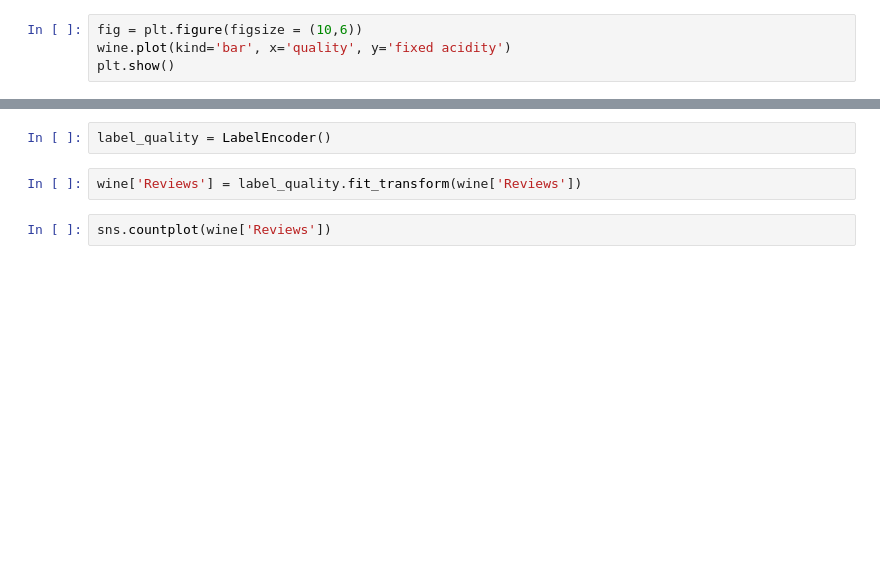
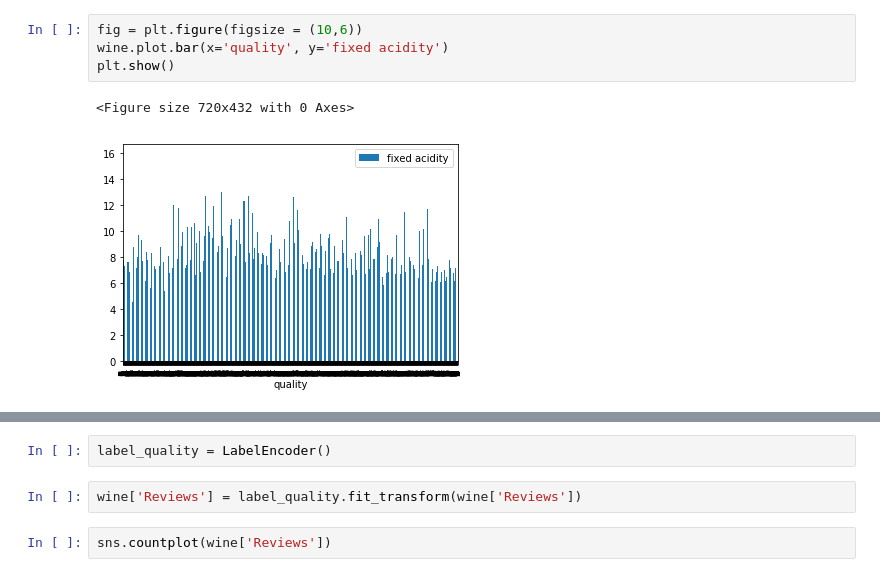
Before and after one commit to maja-switaj/Machine-learning, a Jupyter notebook: Wine prediction/Quality wine prediction.ipynb, the cells around one changed output, grey strips where cells are left out. Drawn from its saved outputs; the diff is of its cells as text; blank space fills up the shorter version.

```diff
--- a/Wine prediction/Quality wine prediction.ipynb
+++ b/Wine prediction/Quality wine prediction.ipynb
@@ -33,4 +36,7 @@ wine.info()
 # %%
 fig = plt.figure(figsize = (10,6))
-wine.plot(kind='bar', x='quality', y='fixed acidity')
+wine.plot.bar(x='quality', y='fixed acidity')
 plt.show()
+# %% [output]
+<Figure size 720x432 with 0 Axes>
+[figure, added]
```
Also changed, not shown: parts of 29 cells of this notebook.
